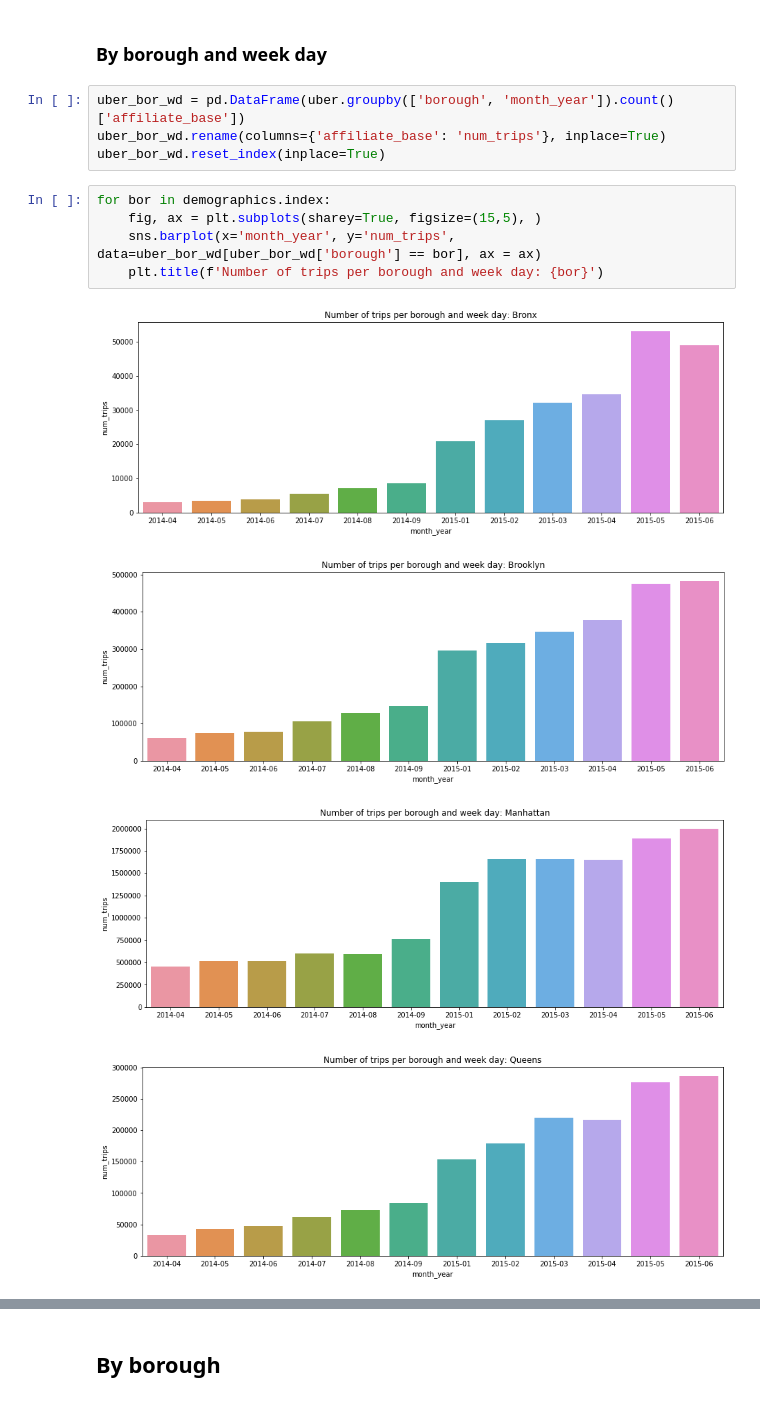
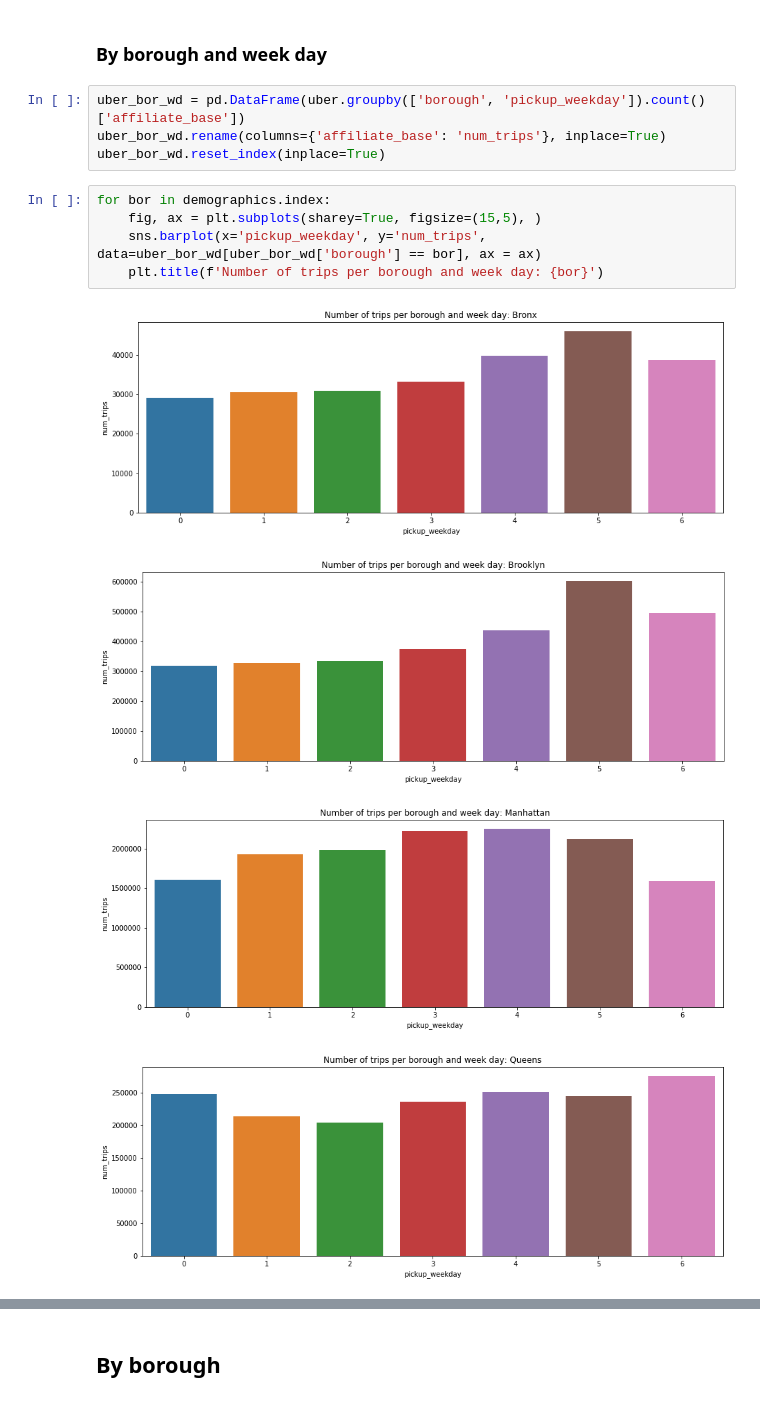
Before and after one commit to hec10r/DS4A_datathon, a Jupyter notebook: Notebooks/final.ipynb, the cells around one changed output, grey strips where cells are left out. Cells and saved outputs as stored; diff of their text form.

```diff
--- a/Notebooks/final.ipynb
+++ b/Notebooks/final.ipynb
@@ -132,16 +132,16 @@ count_barplot(uber, 'pickup_weekday')
 # %% [markdown]
 ### By borough and week day
 # %%
-uber_bor_wd = pd.DataFrame(uber.groupby(['borough', 'month_year']).count()['affiliate_base'])
+uber_bor_wd = pd.DataFrame(uber.groupby(['borough', 'pickup_weekday']).count()['affiliate_base'])
 uber_bor_wd.rename(columns={'affiliate_base': 'num_trips'}, inplace=True)
 uber_bor_wd.reset_index(inplace=True)
 # %%
 for bor in demographics.index:
     fig, ax = plt.subplots(sharey=True, figsize=(15,5), )
-    sns.barplot(x='month_year', y='num_trips', data=uber_bor_wd[uber_bor_wd['borough'] == bor], ax = ax)
+    sns.barplot(x='pickup_weekday', y='num_trips', data=uber_bor_wd[uber_bor_wd['borough'] == bor], ax = ax)
     plt.title(f'Number of trips per borough and week day: {bor}')
 # %% [output]
-[figure, old version]
+[figure, new version]
-[figure, old version]
+[figure, new version]
-[figure, old version]
+[figure, new version]
-[figure, old version]
+[figure, new version]
```
Also changed, not shown: parts of 13 cells of this notebook.
